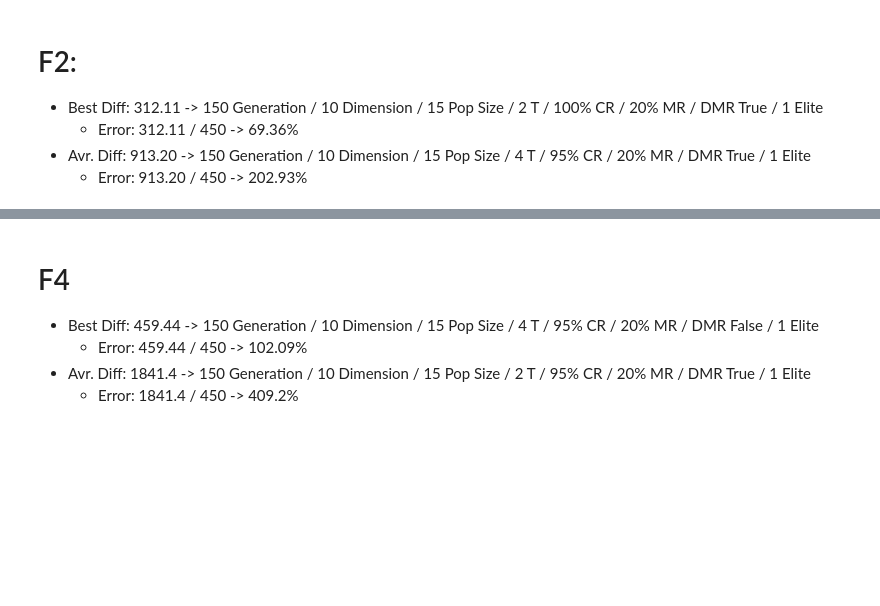
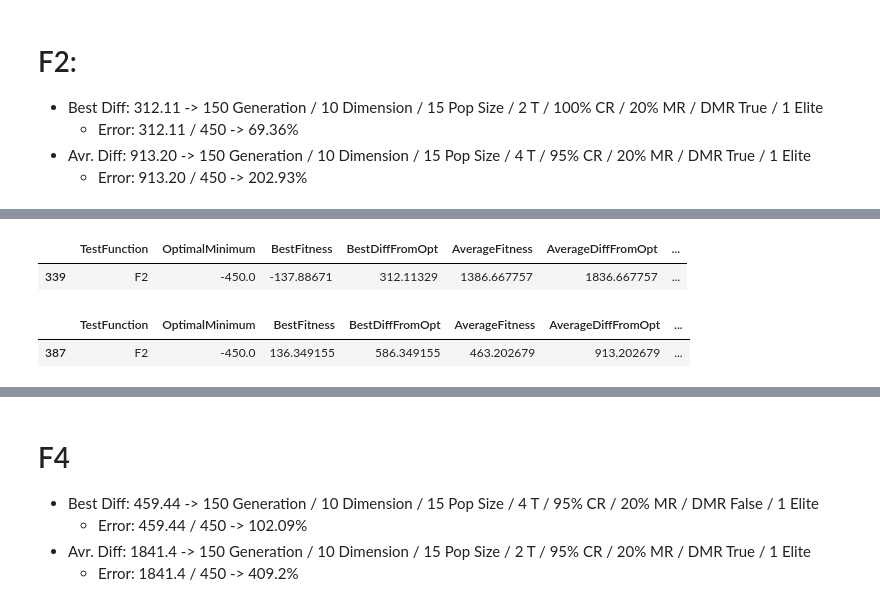
Before and after one commit to csupika/F21BC-CW2-GA-PSO, a Jupyter notebook: GA_notebook.ipynb, the cells around one changed output, grey strips where cells are left out. Saved outputs shown, nothing was run; the diff lists cells and outputs as text; code cells hidden in the pictures; blank space fills up the shorter version.

```diff
--- a/GA_notebook.ipynb
+++ b/GA_notebook.ipynb
@@ -142,0 +127,13 @@ df.query("TestFunction == 'F2'")
+# %%
+# Best Fitness
+df_F2_1st = df.query("TestFunction == 'F2'")
+df_F2_1st[df_F2_1st.BestDiffFromOpt == df_F2_1st.BestDiffFromOpt.min()]
+# %% [output]
+|  | TestFunction | OptimalMinimum | BestFitness | BestDiffFromOpt | AverageFitness | AverageDiffFromOpt | ... |
+| 339 | F2 | -450.0 | -137.88671 | 312.11329 | 1386.667757 | 1836.667757 | ... |
+# %%
+# Best Average Fitness
+df_F2_1st[df_F2_1st.AverageDiffFromOpt == df_F2_1st.AverageDiffFromOpt.min()]
+# %% [output]
+|  | TestFunction | OptimalMinimum | BestFitness | BestDiffFromOpt | AverageFitness | AverageDiffFromOpt | ... |
+| 387 | F2 | -450.0 | 136.349155 | 586.349155 | 463.202679 | 913.202679 | ... |
```
Also changed, not shown: parts of 42 cells of this notebook.
